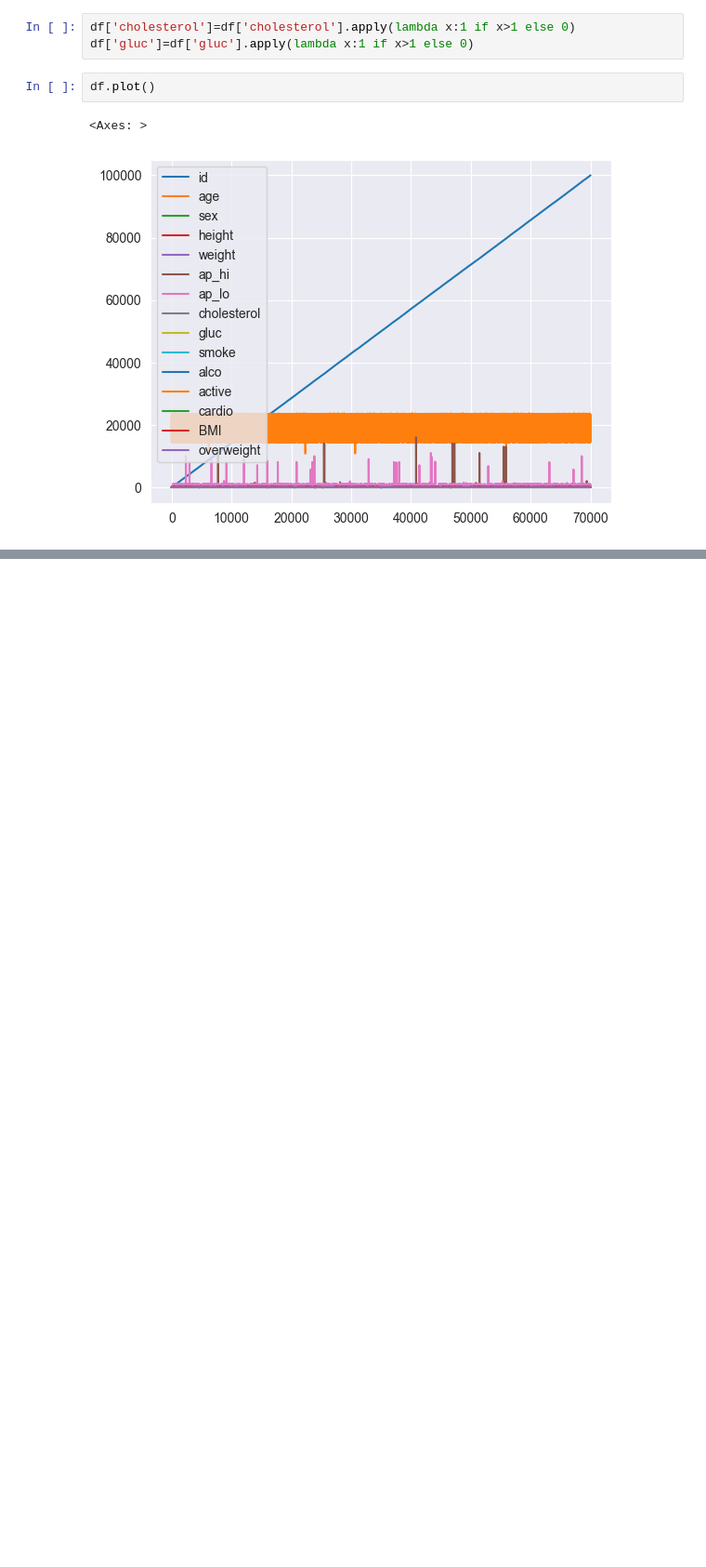
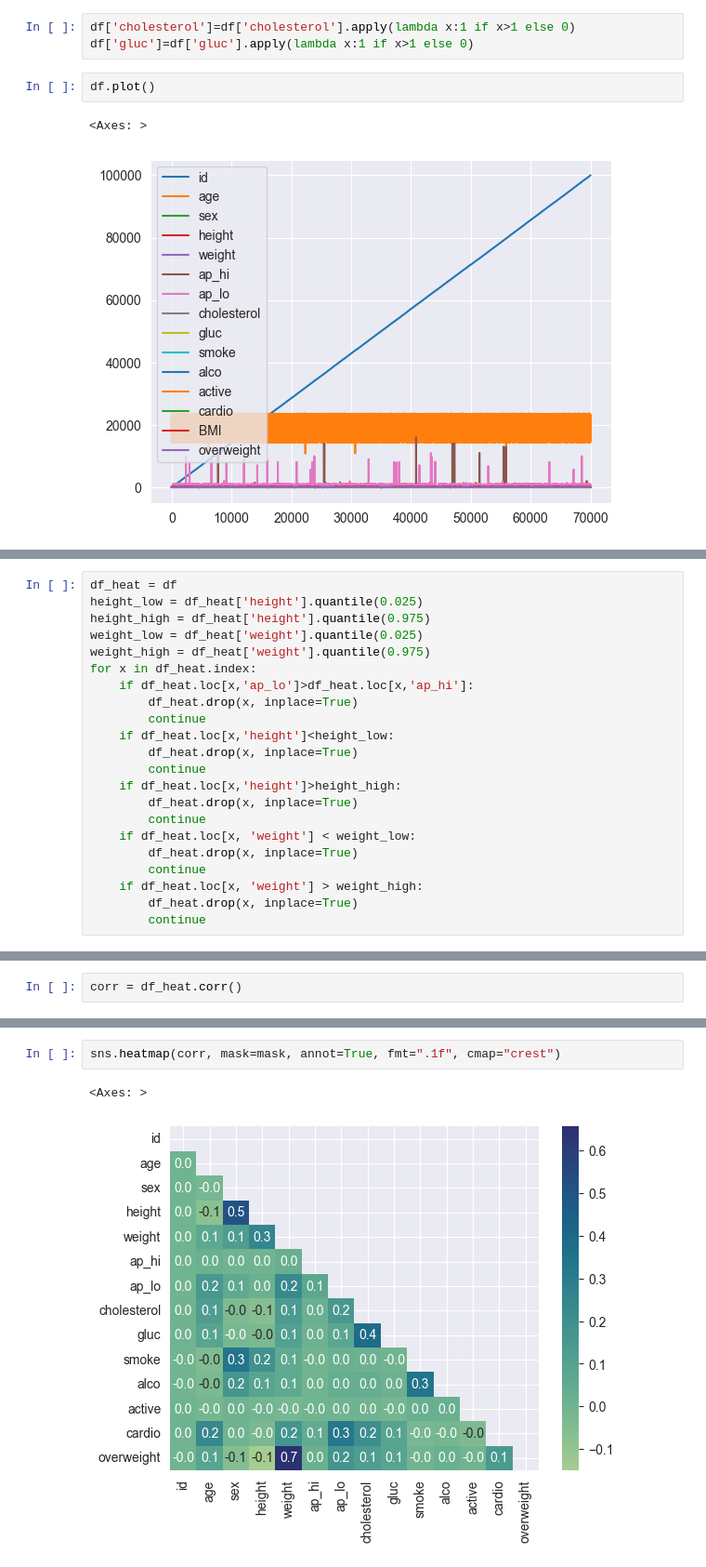
Before and after one commit to Darius-Lr/freecodecamp, a Jupyter notebook: Data Analysis with Python/Medical Data Visualizer/med.ipynb, the cells around one changed output, grey strips where cells are left out. Shown at 93% size. Saved outputs shown, nothing was run; the diff lists cells and outputs as text; blank space fills up the shorter version.

```diff
--- a/Data Analysis with Python/Medical Data Visualizer/med.ipynb
+++ b/Data Analysis with Python/Medical Data Visualizer/med.ipynb
@@ -33,0 +85,22 @@ df.plot()
+# %%
+df_heat = df
+height_low = df_heat['height'].quantile(0.025)
+height_high = df_heat['height'].quantile(0.975)
+weight_low = df_heat['weight'].quantile(0.025)
+weight_high = df_heat['weight'].quantile(0.975)
+for x in df_heat.index:
+    if df_heat.loc[x,'ap_lo']>df_heat.loc[x,'ap_hi']:
+        df_heat.drop(x, inplace=True)
+        continue
+    if df_heat.loc[x,'height']<height_low:
+        df_heat.drop(x, inplace=True)
+        continue
+    if df_heat.loc[x,'height']>height_high:
+        df_heat.drop(x, inplace=True)
+        continue
+    if df_heat.loc[x, 'weight'] < weight_low:
+        df_heat.drop(x, inplace=True)
+        continue
+    if df_heat.loc[x, 'weight'] > weight_high:
+        df_heat.drop(x, inplace=True)
+        continue
@@ -33,0 +123,2 @@ df.plot()
+# %%
+corr = df_heat.corr()
@@ -33,0 +149,5 @@ df.plot()
+# %%
+sns.heatmap(corr, mask=mask, annot=True, fmt=".1f", cmap="crest")
+# %% [output]
+<Axes: >
+[figure, added]
```
Also changed, not shown: parts of 12 cells of this notebook, 3 other files.
